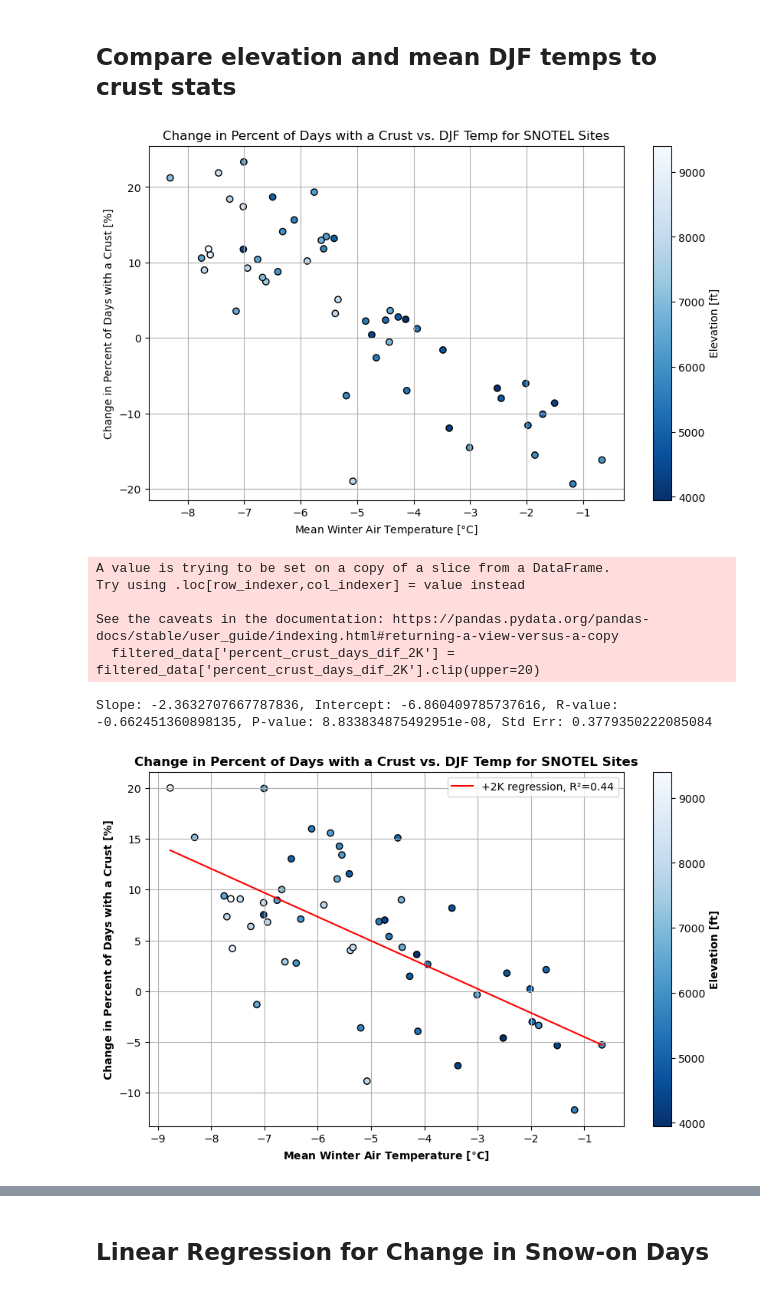
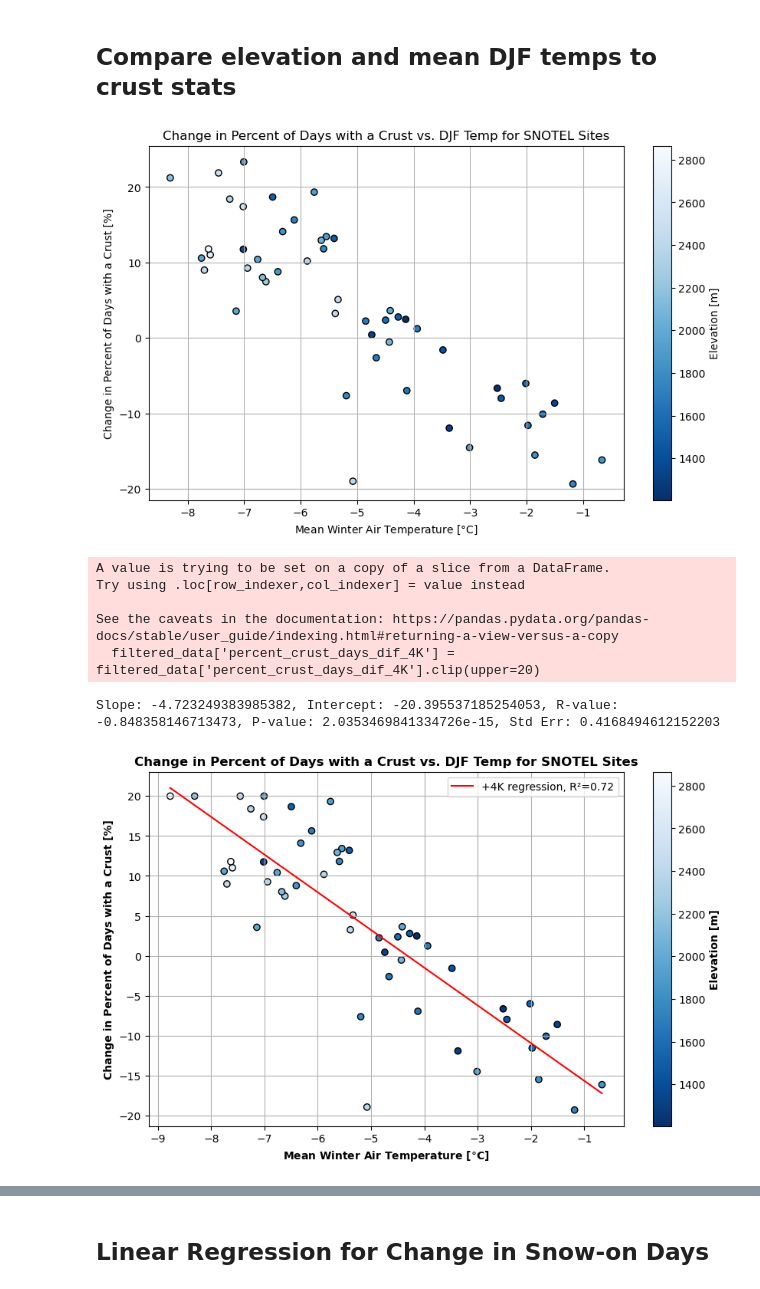
Before and after one commit to clinton-alden/summa_icelayers, a Jupyter notebook: analysis/05_all_site_crust_summary.ipynb, the cells around one changed output, grey strips where cells are left out. Saved outputs shown, nothing was run; the diff lists cells and outputs as text; code cells hidden in the pictures.

```diff
--- a/analysis/05_all_site_crust_summary.ipynb
+++ b/analysis/05_all_site_crust_summary.ipynb
@@ -584,6 +711,8 @@ plt.show()
 ## Plot mean DJF temperature
 # %%
 sntls = pd.read_csv('/home/cdalden/summa_setup/analysis/sntl_list_ski_temps.csv', index_col=0)
+
+sntls['elev'] = sntls['elev']/3.281
 
 
 # sntls['mean_temp_djf'] = (sntls['mean_temp_djf'] - 32) * 5.0/9.0
@@ -689,14 +818,14 @@ plt.plot(x, y, label=f'4K regression, R²={r_squared:.2f}')
 plt.xlabel('Mean Winter Air Temperature [$ \degree $C]')
 plt.ylabel('Change in Percent of Days with a Crust [%]')
 plt.title('Change in Percent of Days with a Crust vs. DJF Temp for SNOTEL Sites')
-plt.colorbar(label='Elevation [ft]')
+plt.colorbar(label='Elevation [m]')
 plt.grid(True)
 # %% [output]
-[figure, old version]
+[figure, new version]
 # %%
 
 # Assuming sntls is your DataFrame and model_run is defined
-model_run = '+2K'  # Example model run
+model_run = '+4K'  # Example model run
 
 sntls['percent_crust_days_dif_2K'] = sntls['percent_crust_days_2K'] - sntls['percent_crust_days_current']
 sntls['percent_crust_days_dif_4K'] = sntls['percent_crust_days_4K'] - sntls['percent_crust_days_current']
@@ -706,7 +835,7 @@ sntls['percent_crust_days_dif_4K'] = sntls['percent_crust_days_4K'] - sntls['per
 filtered_data = sntls.dropna(subset=['mean_temp_djf', 'percent_crust_days_dif_2K', 'percent_crust_days_dif_4K'])
 
 # clip percent_crust_days_dif_2K to have max of 100
-filtered_data['percent_crust_days_dif_2K'] = filtered_data['percent_crust_days_dif_2K'].clip(upper=20)
+filtered_data['percent_crust_days_dif_4K'] = filtered_data['percent_crust_days_dif_4K'].clip(upper=20)
 
 
 
@@ -716,49 +845,51 @@ if filtered_data.empty:
 else:
     # Create a scatter plot of mean_temp_djf vs elevation
     plt.figure(figsize=(10, 6))
-    scatter = plt.scatter(filtered_data['mean_temp_djf'], filtered_data['percent_crust_days_dif_2K'],
+    scatter = plt.scatter(filtered_data['mean_temp_djf'], filtered_data['percent_crust_days_dif_4K'],
                 c=filtered_data['elev'], cmap='Blues_r', edgecolor='k')
 
     # Calculate the coefficients of the linear regression line
-    slope, intercept, r_value, p_value, std_err = linregress(filtered_data['mean_temp_djf'], filtered_data['percent_crust_days_dif_2K'])
+    slope, intercept, r_value, p_value, std_err = linregress(filtered_data['mean_temp_djf'], filtered_data['percent_crust_days_dif_4K'])
 
     # Debug: Print the results of the linear regression
     print(f"Slope: {slope}, Intercept: {intercept}, R-value: {r_value}, P-value: {p_value}, Std Err: {std_err}")
 
     # Calculate R-squared
     r_squared = r_value**2
 
     # Generate the x values for the regression line
     x = np.linspace(filtered_data['mean_temp_djf'].min(), filtered_data['mean_temp_djf'].max(), 100)
 
     # Generate the y values for the regression line
     y = slope * x + intercept
 
     # Create a FontProperties object with bold font weight
     bold_font = FontProperties(weight='bold')
     # Define the font dictionary for bold text
     fontdict_bold = {'weight': 'bold'}
 
     # Plot the regression line with a bold label
     plt.plot(x, y, label=f'{model_run} regression, R²={r_squared:.2f}', color='red')
     plt.legend(prop=bold_font)  # Set the legend font properties to bold
 
     plt.xlabel(r'Mean Winter Air Temperature [$ \degree $C]', fontweight='bold')
     plt.ylabel('Change in Percent of Days with a Crust [%]', fontweight='bold')
     plt.title('Change in Percent of Days with a Crust vs. DJF Temp for SNOTEL Sites', fontweight='bold')
     cbar = plt.colorbar(scatter)
-    cbar.set_label('Elevation [ft]', fontweight='bold')
+    cbar.set_label('Elevation [m]', fontweight='bold')
     plt.grid(True)
     plt.legend()  # Add legend to display the regression line label
-    plt.show()
+    # plt.show()
+
+    plt.savefig('/home/cdalden/summa_setup/analysis/figures/crust_temp_regression.png', dpi=300, bbox_inches='tight')
 # %% [output]
 A value is trying to be set on a copy of a slice from a DataFrame.
 Try using .loc[row_indexer,col_indexer] = value instead
 
 See the caveats in the documentation: https://pandas.pydata.org/pandas-docs/stable/user_guide/indexing.html#returning-a-view-versus-a-copy
-  filtered_data['percent_crust_days_dif_2K'] = filtered_data['percent_crust_days_dif_2K'].clip(upper=20)
+  filtered_data['percent_crust_days_dif_4K'] = filtered_data['percent_crust_days_dif_4K'].clip(upper=20)
-Slope: -2.3632707667787836, Intercept: -6.860409785737616, R-value: -0.662451360898135, P-value: 8.833834875492951e-08, Std Err: 0.3779350222085084
+Slope: -4.723249383985382, Intercept: -20.395537185254053, R-value: -0.848358146713473, P-value: 2.0353469841334726e-15, Std Err: 0.4168494612152203
-[figure, old version]
+[figure, new version]
 # %%
 sntls['percent_crust_days_4K'] - sntls['percent_crust_days_current']
 
```
Also changed, not shown: parts of 7 cells of this notebook, 49 other files.
